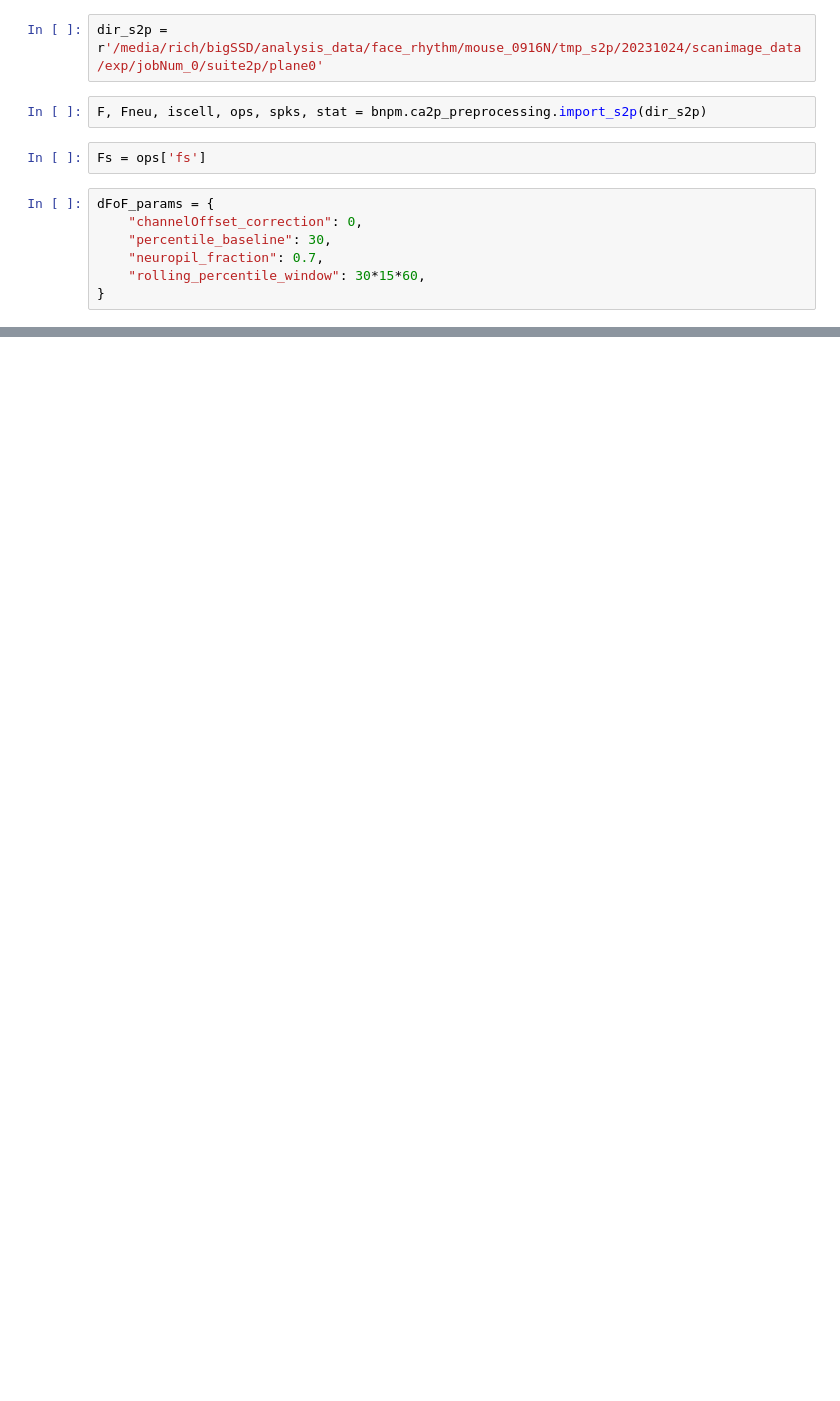
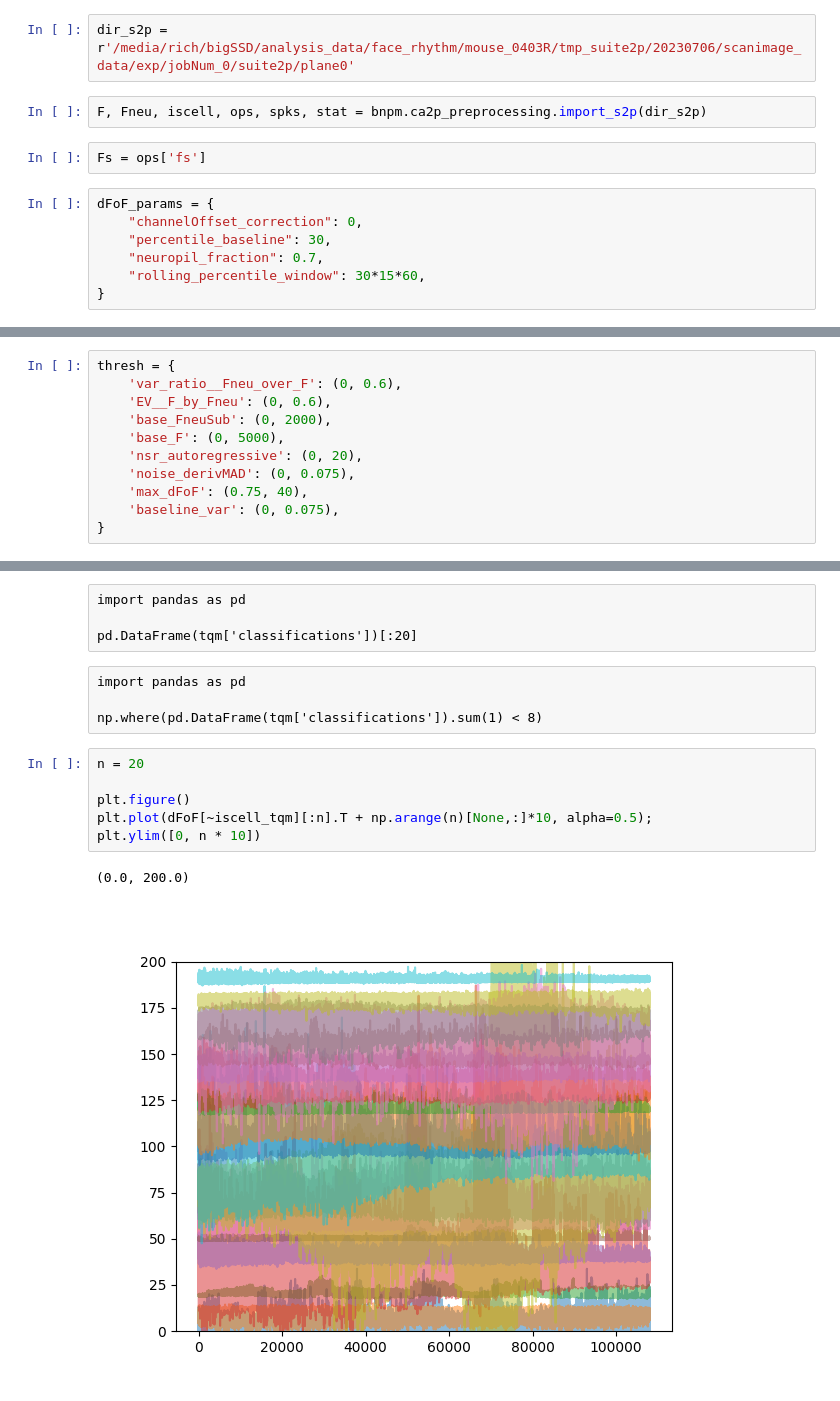
Before and after one commit to RichieHakim/NBAP, a Jupyter notebook: behavioral_drift_analysis/5a_make_dFoF_and_tqm/prepare_parameters.ipynb, the cells around one changed output, grey strips where cells are left out. Saved outputs shown, nothing was run; the diff lists cells and outputs as text; blank space fills up the shorter version.

```diff
--- a/behavioral_drift_analysis/5a_make_dFoF_and_tqm/prepare_parameters.ipynb
+++ b/behavioral_drift_analysis/5a_make_dFoF_and_tqm/prepare_parameters.ipynb
@@ -16,7 +25,7 @@ import bnpm
 # %% [markdown]
 import a single s2p output directory to test parameters on
 # %%
-dir_s2p = r'/media/rich/bigSSD/analysis_data/face_rhythm/mouse_0916N/tmp_s2p/20231024/scanimage_data/exp/jobNum_0/suite2p/plane0'
+dir_s2p = r'/media/rich/bigSSD/analysis_data/face_rhythm/mouse_0403R/tmp_suite2p/20230706/scanimage_data/exp/jobNum_0/suite2p/plane0'
 # %%
 F, Fneu, iscell, ops, spks, stat = bnpm.ca2p_preprocessing.import_s2p(dir_s2p)
 # %%
@@ -72,0 +64,11 @@ ROIs included: 829 / 2945
+# %%
+thresh = {
+    'var_ratio__Fneu_over_F': (0, 0.6),
+    'EV__F_by_Fneu': (0, 0.6),
+    'base_FneuSub': (0, 2000),
+    'base_F': (0, 5000),
+    'nsr_autoregressive': (0, 20),
+    'noise_derivMAD': (0, 0.075),
+    'max_dFoF': (0.75, 40),
+    'baseline_var': (0, 0.075),
+}
@@ -72,0 +95,17 @@ ROIs included: 829 / 2945
+# %% [raw]
+import pandas as pd
+
+pd.DataFrame(tqm['classifications'])[:20]
+# %% [raw]
+import pandas as pd
+
+np.where(pd.DataFrame(tqm['classifications']).sum(1) < 8)
+# %%
+n = 20
+
+plt.figure()
+plt.plot(dFoF[~iscell_tqm][:n].T + np.arange(n)[None,:]*10, alpha=0.5);
+plt.ylim([0, n * 10])
+# %% [output]
+(0.0, 200.0)
+[figure, added]
```
Also changed, not shown: parts of 8 cells of this notebook, 9 other files.
